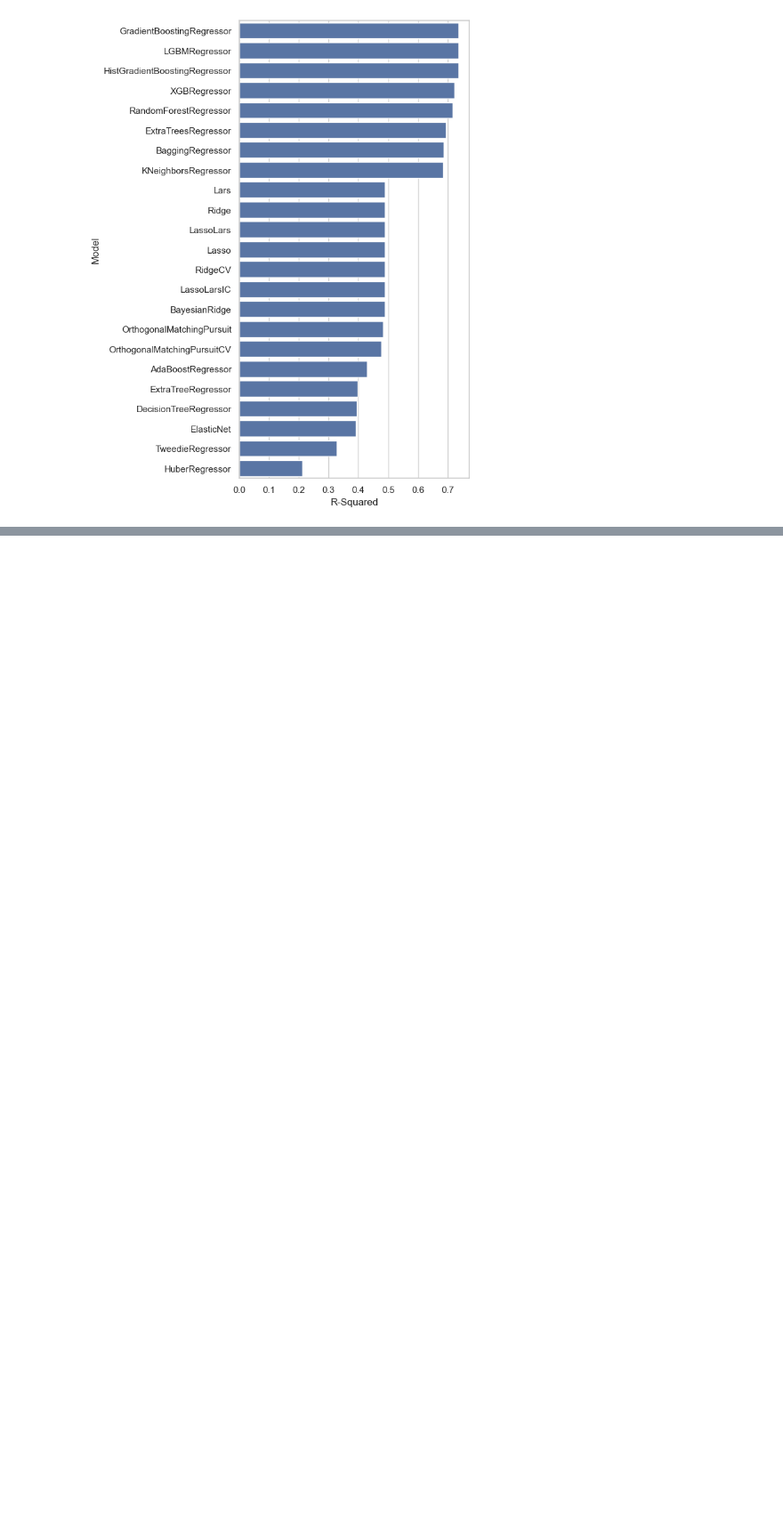
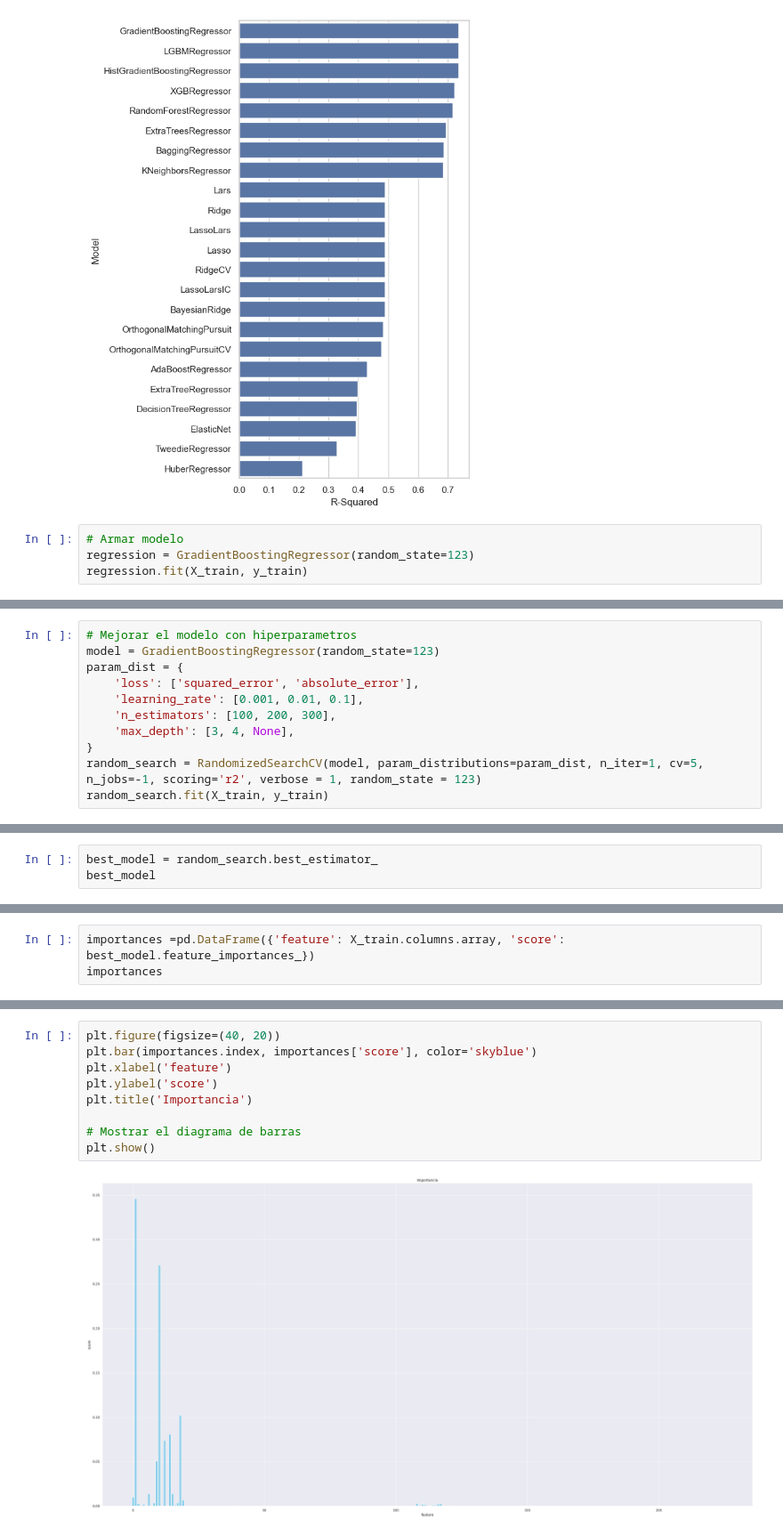
Before and after one commit to Porras53/Proyecto-Ciencia-de-datos-202320, a Jupyter notebook: Proyecto OPAIN.ipynb, the cells around one changed output, grey strips where cells are left out. Shown: that part at 89% size. Drawn from its saved outputs; the diff is of its cells as text; blank space fills up the shorter version.

Commit message:
Busqueda hiperparametros

```diff
--- a/Proyecto OPAIN.ipynb
+++ b/Proyecto OPAIN.ipynb
@@ -1272,3 +1283,7 @@ sns.set_theme(style="whitegrid")
 ax = sns.barplot(y=predictions.index[:-15], x="R-Squared", data=predictions[:-15])
 # %% [output]
 [figure]
+# %%
+# Armar modelo
+regression = GradientBoostingRegressor(random_state=123)
+regression.fit(X_train, y_train)
@@ -1274,0 +1302,11 @@ ax = sns.barplot(y=predictions.index[:-15], x="R-Squared", data=predictions[:-15
+# %%
+# Mejorar el modelo con hiperparametros
+model = GradientBoostingRegressor(random_state=123)
+param_dist = {
+    'loss': ['squared_error', 'absolute_error'],
+    'learning_rate': [0.001, 0.01, 0.1],
+    'n_estimators': [100, 200, 300],
+    'max_depth': [3, 4, None],
+}
+random_search = RandomizedSearchCV(model, param_distributions=param_dist, n_iter=1, cv=5, n_jobs=-1, scoring='r2', verbose = 1, random_state = 123)
+random_search.fit(X_train, y_train)
@@ -1274,0 +1323,3 @@ ax = sns.barplot(y=predictions.index[:-15], x="R-Squared", data=predictions[:-15
+# %%
+best_model = random_search.best_estimator_
+best_model
@@ -1274,0 +1335,3 @@ ax = sns.barplot(y=predictions.index[:-15], x="R-Squared", data=predictions[:-15
+# %%
+importances =pd.DataFrame({'feature': X_train.columns.array, 'score': best_model.feature_importances_})
+importances
@@ -1275 +1352,12 @@ ax = sns.barplot(y=predictions.index[:-15], x="R-Squared", data=predictions[:-15
+# %%
+plt.figure(figsize=(40, 20))
+plt.bar(importances.index, importances['score'], color='skyblue')
+plt.xlabel('feature')
+plt.ylabel('score')
+plt.title('Importancia')
+
+# Mostrar el diagrama de barras
+plt.show()
+# %% [output]
+[figure, added]
 # %%
```
Also changed, not shown: parts of 33 cells of this notebook.
